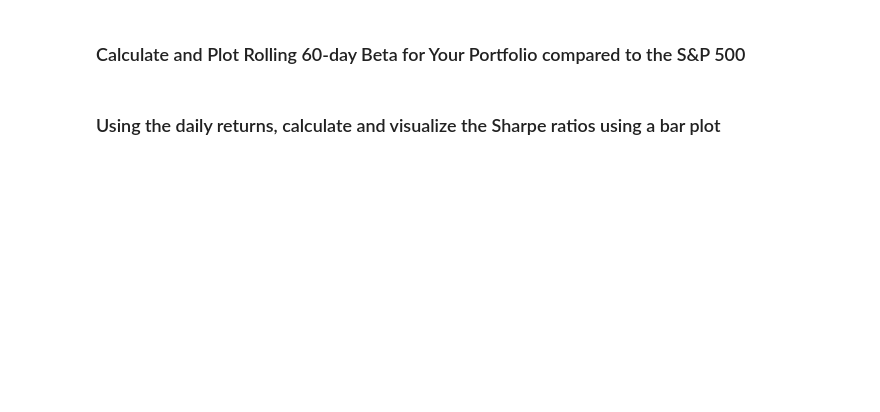
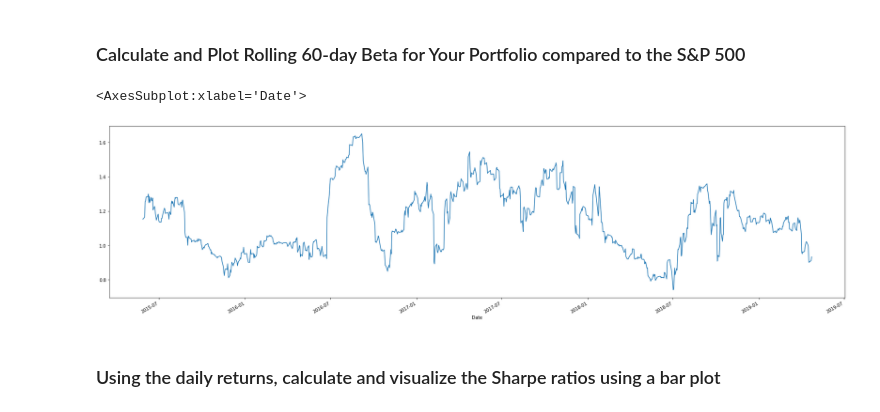
Before and after one commit to jdfwsp/pandas_for_data, a Jupyter notebook: whale_analysis.ipynb, the cells around one changed output. Saved outputs shown, nothing was run; the diff lists cells and outputs as text; code cells hidden in the pictures; blank space fills up the shorter version.

```diff
--- a/whale_analysis.ipynb
+++ b/whale_analysis.ipynb
@@ -465,3 +455,11 @@ final.head(20)
+# %%
+# Calculate and plot Beta
+new_cov = final['Fort Worth Aerospace'].rolling(window = 60).cov(final['S&P 500'])
+new_beta = new_cov / variance
+new_beta.plot(figsize = (30, 8))
+# %% [output]
+<AxesSubplot:xlabel='Date'>
+[figure, added]
 # %% [markdown]
 ### Using the daily returns, calculate and visualize the Sharpe ratios using a bar plot
 # %%
```
Also changed, not shown: parts of 14 cells of this notebook.
